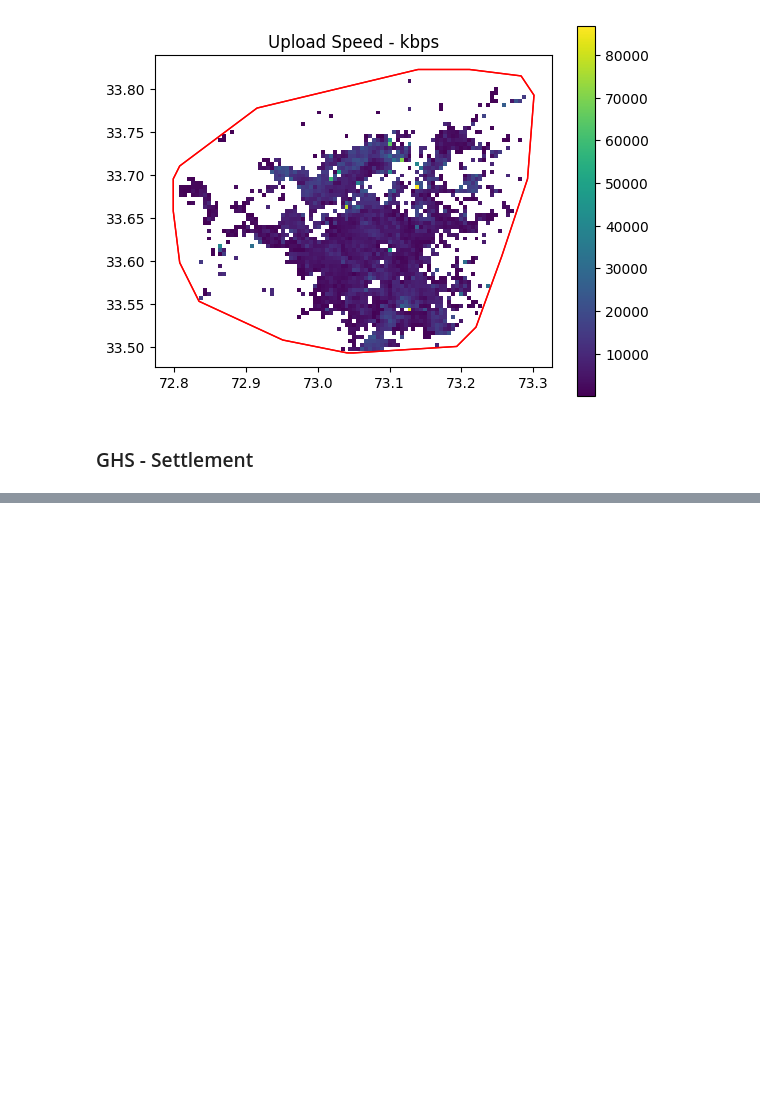
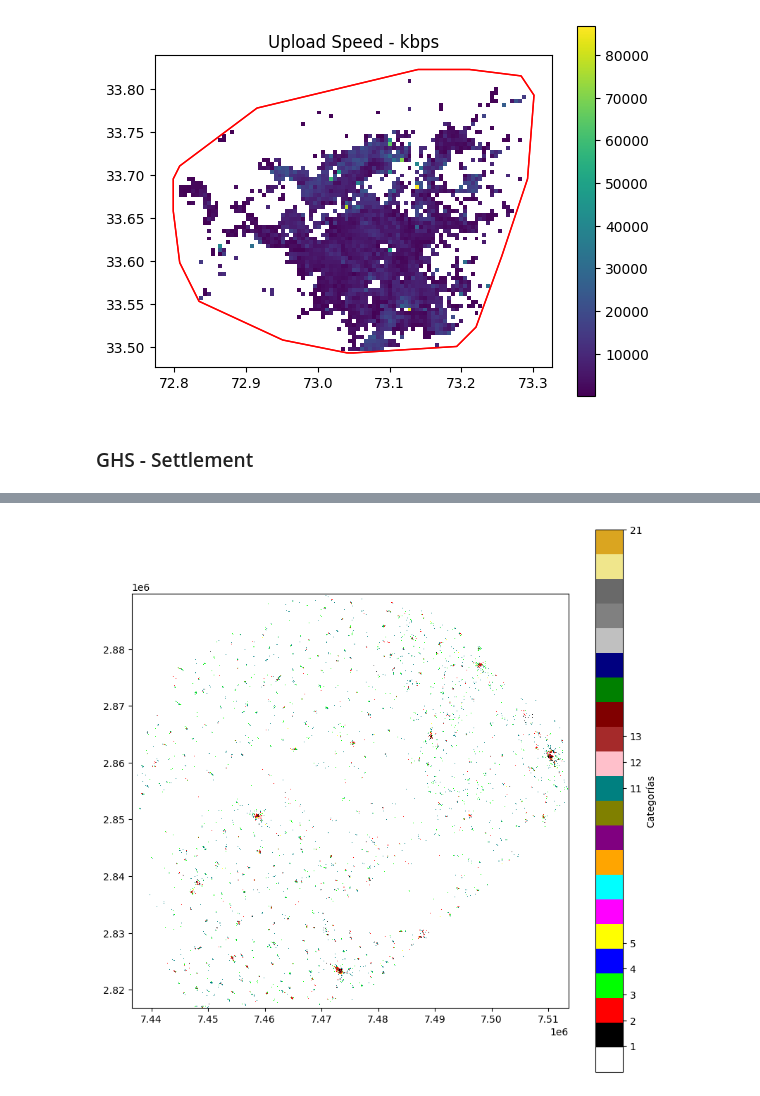
Before and after one commit to TJhon/python-raster-crop, a Jupyter notebook: tutorials/reference.ipynb, the cells around one changed output, grey strips where cells are left out. Saved outputs shown, nothing was run; the diff lists cells and outputs as text; code cells hidden in the pictures; blank space fills up the shorter version.

```diff
--- a/tutorials/reference.ipynb
+++ b/tutorials/reference.ipynb
@@ -1087,0 +1155,66 @@ data_settle
+# %%
+import numpy as np
+import rasterio
+import matplotlib.pyplot as plt
+from matplotlib.colors import ListedColormap
+
+# Define los valores y colores de las categorías
+categorias = [0] + ticks_values  # Ejemplo de categorías
+map_color_hex  = [
+    "#FFFFFF",  # Blanco
+    "#000000",  # Negro
+    "#FF0000",  # Rojo
+    "#00FF00",  # Verde
+    "#0000FF",  # Azul
+    "#FFFF00",  # Amarillo
+    "#FF00FF",  # Magenta
+    "#00FFFF",  # Cyan
+    "#FFA500",  # Naranja
+    "#800080",  # Púrpura
+    "#808000",  # Verde oliva
+    "#008080",  # Teal
+    "#FFC0CB",  # Rosa claro
+    "#A52A2A",  # Marrón
+    "#800000",  # Marrón oscuro
+    "#008000",  # Verde oscuro
+    "#000080",  # Azul oscuro
+    "#C0C0C0",  # Plata
+    "#808080",  # Gris
+    "#696969",  # Gris oscuro
+    "#F0E68C",  # Amarillo claro
+    "#DAA520"   # Dorado
+]
+# Colores para cada categoría
+none_data = 0  # Valor de no data
+
+# Crear la paleta de colores
+cmap = ListedColormap(map_color_hex)
+
+# Cargar el raster
+with rasterio.open(tiff_sample) as raster:
+    data = raster.read(1)
+    nodata_value = raster.nodata
+
+    # Reemplazar los valores de no data con NaN para que no se muestren
+    data = np.where(data == nodata_value, np.nan, data)
+
+    # Transformar las coordenadas del raster a coordenadas geográficas
+    height, width = data.shape
+    xs = np.arange(0, width) * inv_transform.a + inv_transform.xoff
+    ys = np.arange(0, height) * inv_transform.e + inv_transform.yoff
+
+    # Trama el raster por cuadrados discretos
+    plt.figure(figsize=(10, 10))
+    plt.imshow(data, extent=[xs[0], xs[-1], ys[-1], ys[0]], cmap=cmap, interpolation='nearest')
+
+    # Ajusta la barra de colores solo para las categorías presentes
+    colorbar = plt.colorbar(ticks=categorias, label='Categorías')
+    colorbar.set_ticks(categorias)
+    colorbar.set_ticklabels(categorias)
+
+    # Guardar el trazado
+    # plt.savefig(name)
+
+    plt.show()
+# %% [output]
+[figure, added]
```
Also changed, not shown: parts of 8 cells of this notebook, 2 other files.
